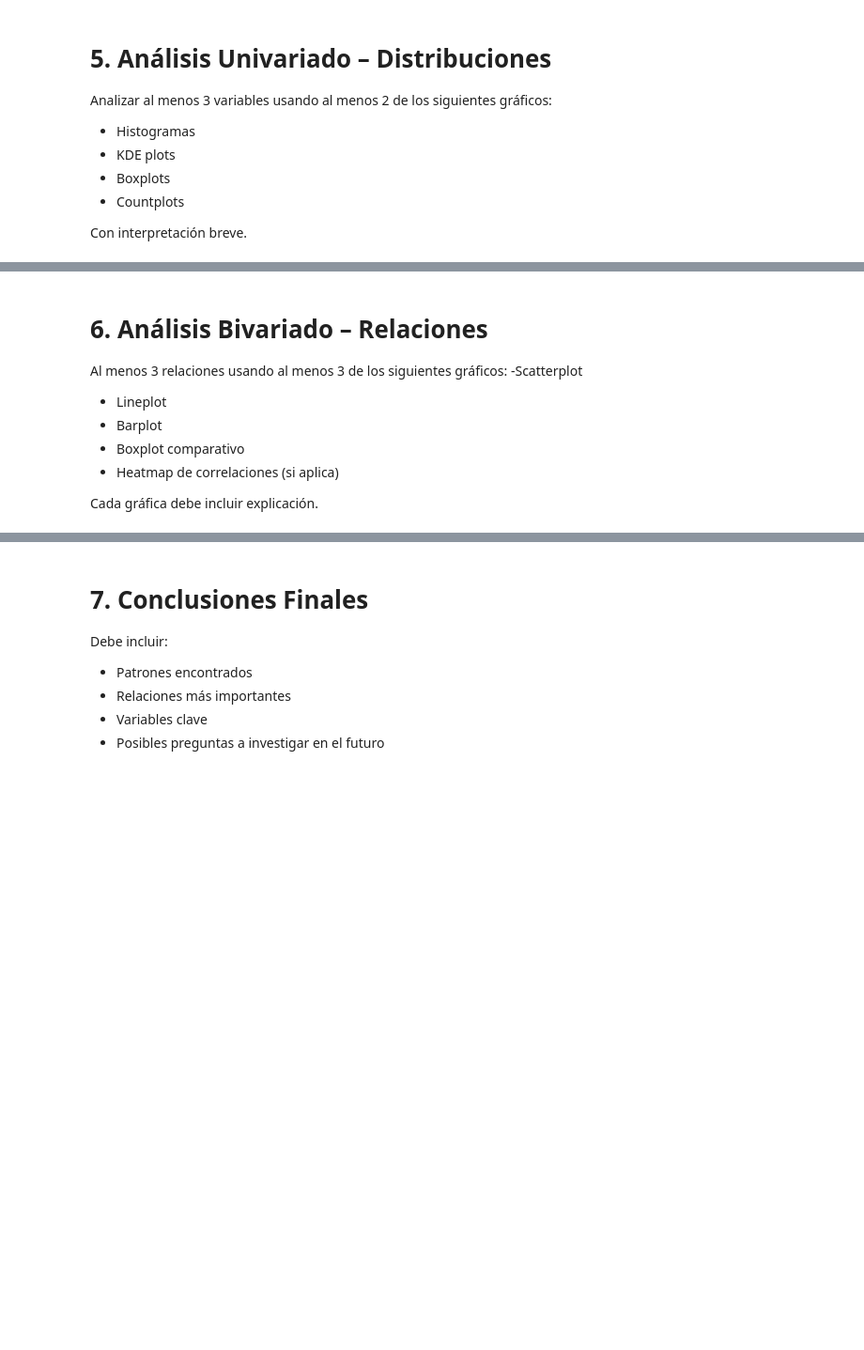
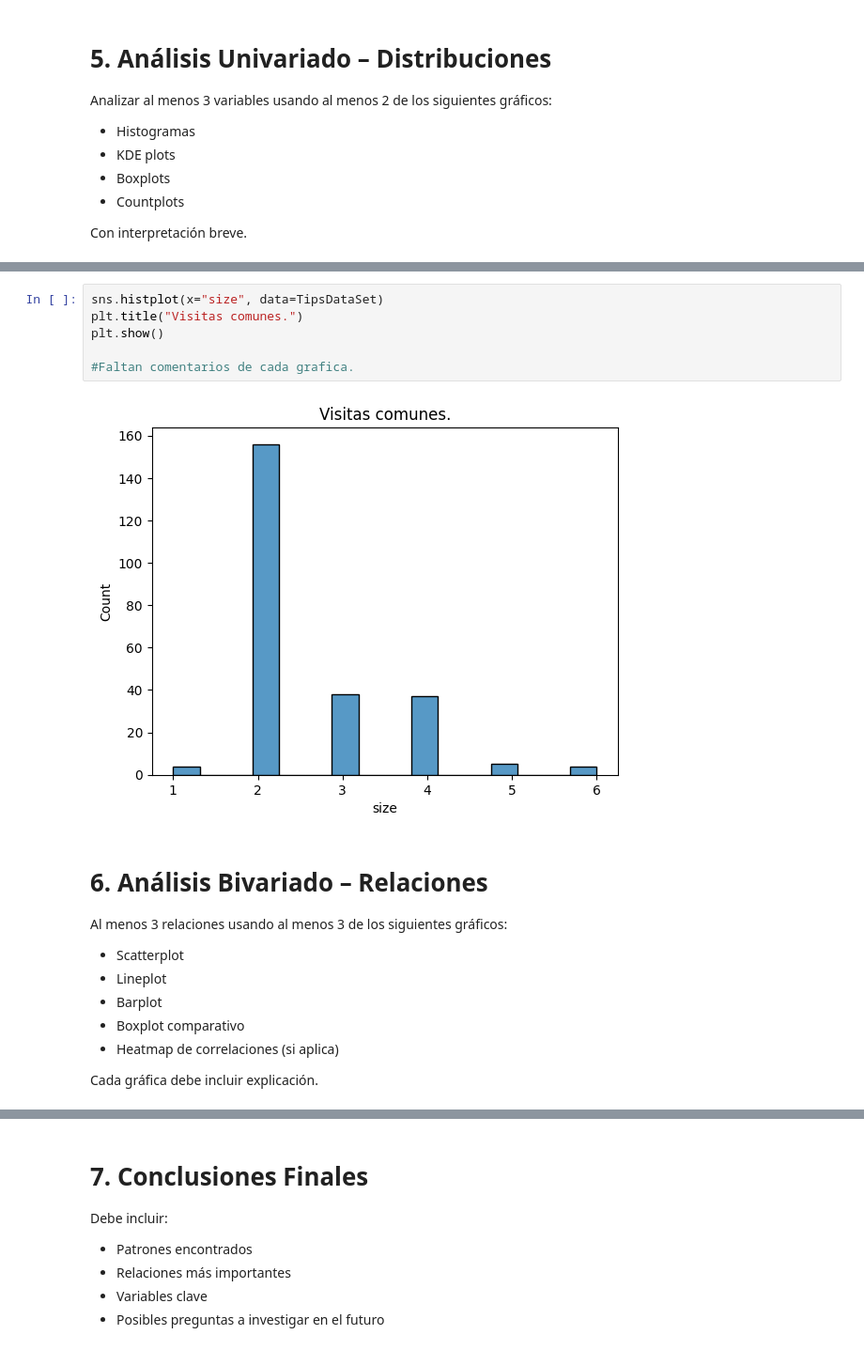
Before and after one commit to JoanM19/Proyecto-final-Electiva, a Jupyter notebook: Proyecto final Electiva.ipynb, the cells around one changed output, grey strips where cells are left out. Shown at 94% size. Drawn from its saved outputs; the diff is of its cells as text; blank space fills up the shorter version.

```diff
--- a/Proyecto final Electiva.ipynb
+++ b/Proyecto final Electiva.ipynb
@@ -122,7 +129,15 @@ Con interpretación breve.
+# %%
+sns.histplot(x="size", data=TipsDataSet)
+plt.title("Visitas comunes.")
+plt.show()
+
+#Faltan comentarios de cada grafica.
+# %% [output]
+[figure, added]
 # %% [markdown]
 # 6. Análisis Bivariado – Relaciones
 Al menos 3 relaciones usando al menos 3 de los siguientes gráficos:
--Scatterplot
+- Scatterplot
 - Lineplot
 - Barplot
 - Boxplot comparativo
```
Also changed, not shown: parts of 8 cells of this notebook.
